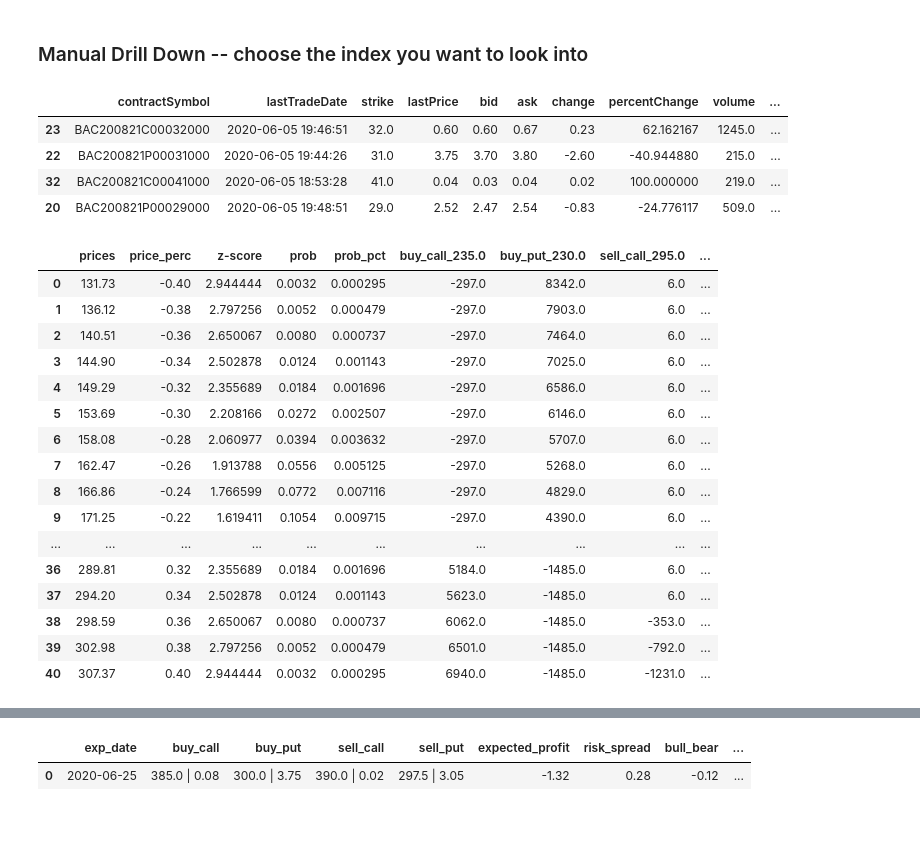
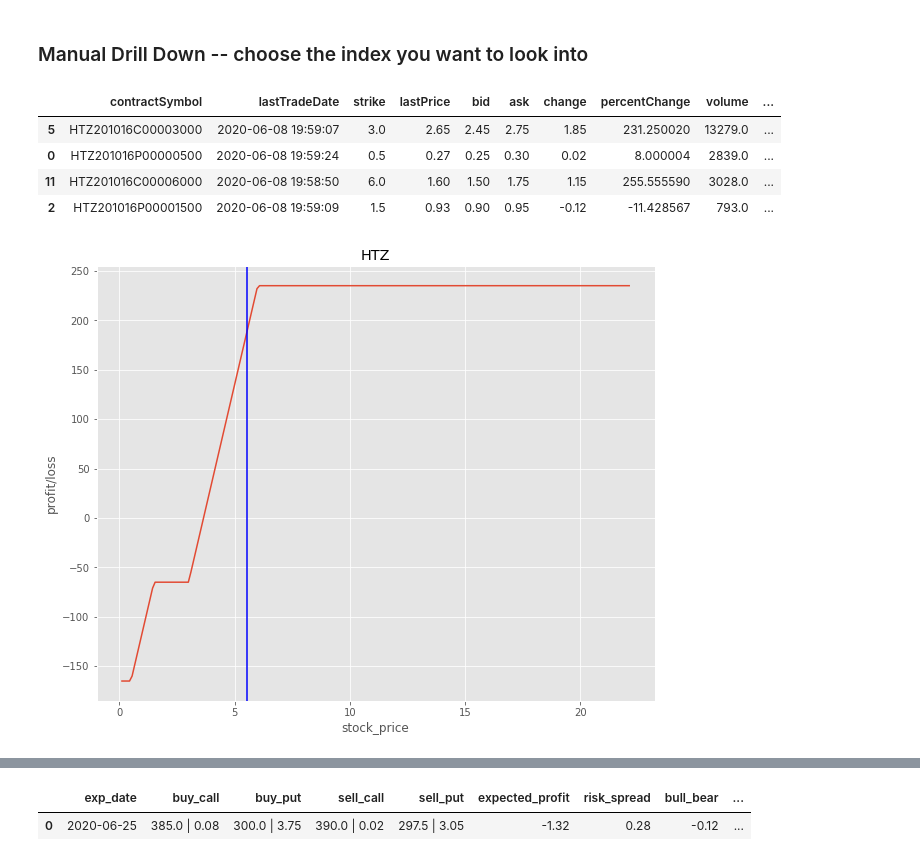
Before and after one commit to campbefs/options_optimizer, a Jupyter notebook: Option Excel model V9.ipynb, the cells around one changed output, grey strips where cells are left out. Cells and saved outputs as stored; diff of their text form; code cells hidden in the pictures; blank space fills up the shorter version.

```diff
--- a/Option Excel model V9.ipynb
+++ b/Option Excel model V9.ipynb
@@ -339,7 +358,7 @@ Block:  1 of  3    Block Start: 0
 # %% [markdown]
 ## Manual Deep Dive - For Use After Optimizer Run
 # %%
-#final_output = pd.read_csv(r"Output\final_output_2020-06-05_18-07.csv")   # reload output if kernal lost data
+final_output = pd.read_csv(r"Output\final_output_2020-06-08_14-40.csv")   # reload output if kernal lost data
 final_output = final_output.sort_values('score', ascending=False).reset_index(drop = True)
 final_output.head(10)
 # %% [output]
@@ -370,28 +410,29 @@ final_output[ (final_output['cost'] > -200) ]
 ### Manual Drill Down -- choose the index you want to look into
 # %%
 # Options Info
-index_num = 188
+index_num = 168
 
 dd = final_output.iloc[[index_num]]
 exp_deep_dive = dd['exp_date'].values[0] #'2020-09-17'
 stock_dd = dd['stock'].values[0] #'2020-09-17'
 tmp_strikes = [dd['buy_call'].values[0].split()[0], dd['buy_put'].values[0].split()[0],\
                   dd['sell_call'].values[0].split()[0], dd['sell_put'].values[0].split()[0] ]
 
-opt_strike_dd = [ None if x == 'None' else float(x) for x in tmp_strikes ]
+opt_strikes_dd = [ None if x == 'None' else float(x) for x in tmp_strikes ]
+
 
 opt_dd = stock_dict_final[f'{stock_dd}']['option_chain'][exp_deep_dive]
 opt_info = pd.concat( [opt_dd['calls'][opt_dd['calls']['strike'] == opt_strikes_dd[0]], \
                        opt_dd['puts'][opt_dd['puts']['strike'] == opt_strikes_dd[1]], \
                         opt_dd['calls'][opt_dd['calls']['strike'] == opt_strikes_dd[2]], \
                          opt_dd['puts'][opt_dd['puts']['strike'] == opt_strikes_dd[3]] ] )
 opt_info
 # %% [output]
 |  | contractSymbol | lastTradeDate | strike | lastPrice | bid | ask | change | percentChange | volume | ... |
-| 23 | BAC200821C00032000 | 2020-06-05 19:46:51 | 32.0 | 0.60 | 0.60 | 0.67 | 0.23 | 62.162167 | 1245.0 | ... |
-| 22 | BAC200821P00031000 | 2020-06-05 19:44:26 | 31.0 | 3.75 | 3.70 | 3.80 | -2.60 | -40.944880 | 215.0 | ... |
-| 32 | BAC200821C00041000 | 2020-06-05 18:53:28 | 41.0 | 0.04 | 0.03 | 0.04 | 0.02 | 100.000000 | 219.0 | ... |
-| 20 | BAC200821P00029000 | 2020-06-05 19:48:51 | 29.0 | 2.52 | 2.47 | 2.54 | -0.83 | -24.776117 | 509.0 | ... |
+| 5 | HTZ201016C00003000 | 2020-06-08 19:59:07 | 3.0 | 2.65 | 2.45 | 2.75 | 1.85 | 231.250020 | 13279.0 | ... |
+| 0 | HTZ201016P00000500 | 2020-06-08 19:59:24 | 0.5 | 0.27 | 0.25 | 0.30 | 0.02 | 8.000004 | 2839.0 | ... |
+| 11 | HTZ201016C00006000 | 2020-06-08 19:58:50 | 6.0 | 1.60 | 1.50 | 1.75 | 1.15 | 255.555590 | 3028.0 | ... |
+| 2 | HTZ201016P00001500 | 2020-06-08 19:59:09 | 1.5 | 0.93 | 0.90 | 0.95 | -0.12 | -11.428567 | 793.0 | ... |
 # %%
 # DF Table Deep Dive
 
@@ -402,29 +443,26 @@ stock_data_dd, final_ret_std_dd, mthly_ret_std_dd, price_std_pct_dd, price_std_d
                 ou.get_std(stock_dict_final[f'{stock_dd}']['hist_data'], inputs['past_time'], exp_deep_dive) # days for STD
 
 opt_prices_dd = ou.opt_price_data(opt_dd, inputs['live'], opt_strikes_dd)
-df_test = ou.options_outcomes(.4, increments_test, \
+df_test = ou.options_outcomes(3, increments_test, \
                         current_price, current_price, # future pred price here \
                          mthly_ret_std_dd, opt_strikes_dd, opt_prices_dd)
 
-df_test.head(90)
+df_test = df_test[ df_test['prices'] > 0]
 
-# look at the top 25 winning strategies for each exp date. are they bearish or bullish? tells concensus prediction
-# you can also just price options strategies. puts cost more. cause there's more volatility down.options more likely strike
+
+# Plotting the results
+
+series_test = df_test['profit_loss']
+series_test = series_test.rename(df_test['prices']) # set index label to stock price
+
+plt.figure(figsize=(10,8))
+plt.plot(series_test)
+plt.xlabel('stock_price')
+plt.ylabel('profit/loss')
+plt.title(final_output['stock'].iloc[[index_num]].values[0])
+
+plt.axvline(df_test[ df_test['price_perc'] == 0]['prices'].values, color='blue', label='current_price')
+
+plt.show()
 # %% [output]
-|  | prices | price_perc | z-score | prob | prob_pct | buy_call_235.0 | buy_put_230.0 | sell_call_295.0 | ... |
-| 0 | 131.73 | -0.40 | 2.944444 | 0.0032 | 0.000295 | -297.0 | 8342.0 | 6.0 | ... |
-| 1 | 136.12 | -0.38 | 2.797256 | 0.0052 | 0.000479 | -297.0 | 7903.0 | 6.0 | ... |
-| 2 | 140.51 | -0.36 | 2.650067 | 0.0080 | 0.000737 | -297.0 | 7464.0 | 6.0 | ... |
-| 3 | 144.90 | -0.34 | 2.502878 | 0.0124 | 0.001143 | -297.0 | 7025.0 | 6.0 | ... |
-| 4 | 149.29 | -0.32 | 2.355689 | 0.0184 | 0.001696 | -297.0 | 6586.0 | 6.0 | ... |
-| 5 | 153.69 | -0.30 | 2.208166 | 0.0272 | 0.002507 | -297.0 | 6146.0 | 6.0 | ... |
-| 6 | 158.08 | -0.28 | 2.060977 | 0.0394 | 0.003632 | -297.0 | 5707.0 | 6.0 | ... |
-| 7 | 162.47 | -0.26 | 1.913788 | 0.0556 | 0.005125 | -297.0 | 5268.0 | 6.0 | ... |
-| 8 | 166.86 | -0.24 | 1.766599 | 0.0772 | 0.007116 | -297.0 | 4829.0 | 6.0 | ... |
-| 9 | 171.25 | -0.22 | 1.619411 | 0.1054 | 0.009715 | -297.0 | 4390.0 | 6.0 | ... |
-| ... | ... | ... | ... | ... | ... | ... | ... | ... | ... |
-| 36 | 289.81 | 0.32 | 2.355689 | 0.0184 | 0.001696 | 5184.0 | -1485.0 | 6.0 | ... |
-| 37 | 294.20 | 0.34 | 2.502878 | 0.0124 | 0.001143 | 5623.0 | -1485.0 | 6.0 | ... |
-| 38 | 298.59 | 0.36 | 2.650067 | 0.0080 | 0.000737 | 6062.0 | -1485.0 | -353.0 | ... |
-| 39 | 302.98 | 0.38 | 2.797256 | 0.0052 | 0.000479 | 6501.0 | -1485.0 | -792.0 | ... |
-| 40 | 307.37 | 0.40 | 2.944444 | 0.0032 | 0.000295 | 6940.0 | -1485.0 | -1231.0 | ... |
+[figure, added]
```
Also changed, not shown: parts of 17 cells of this notebook.
